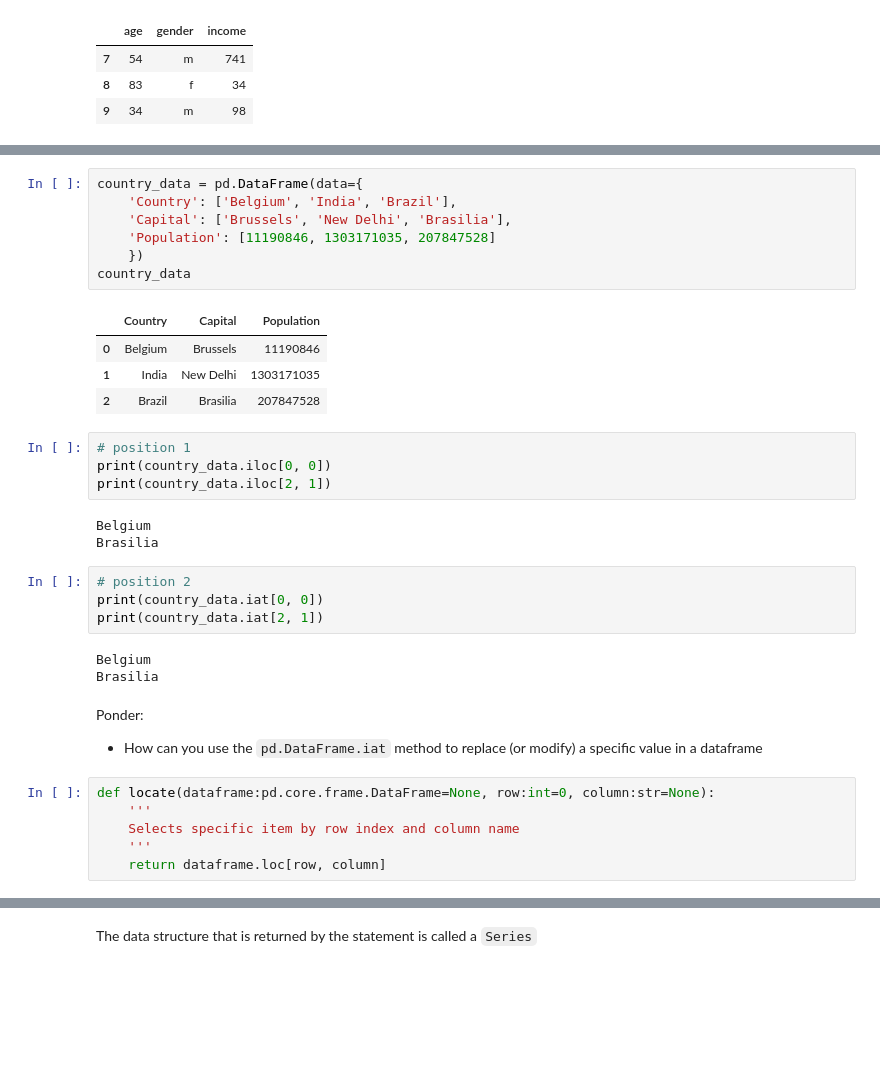
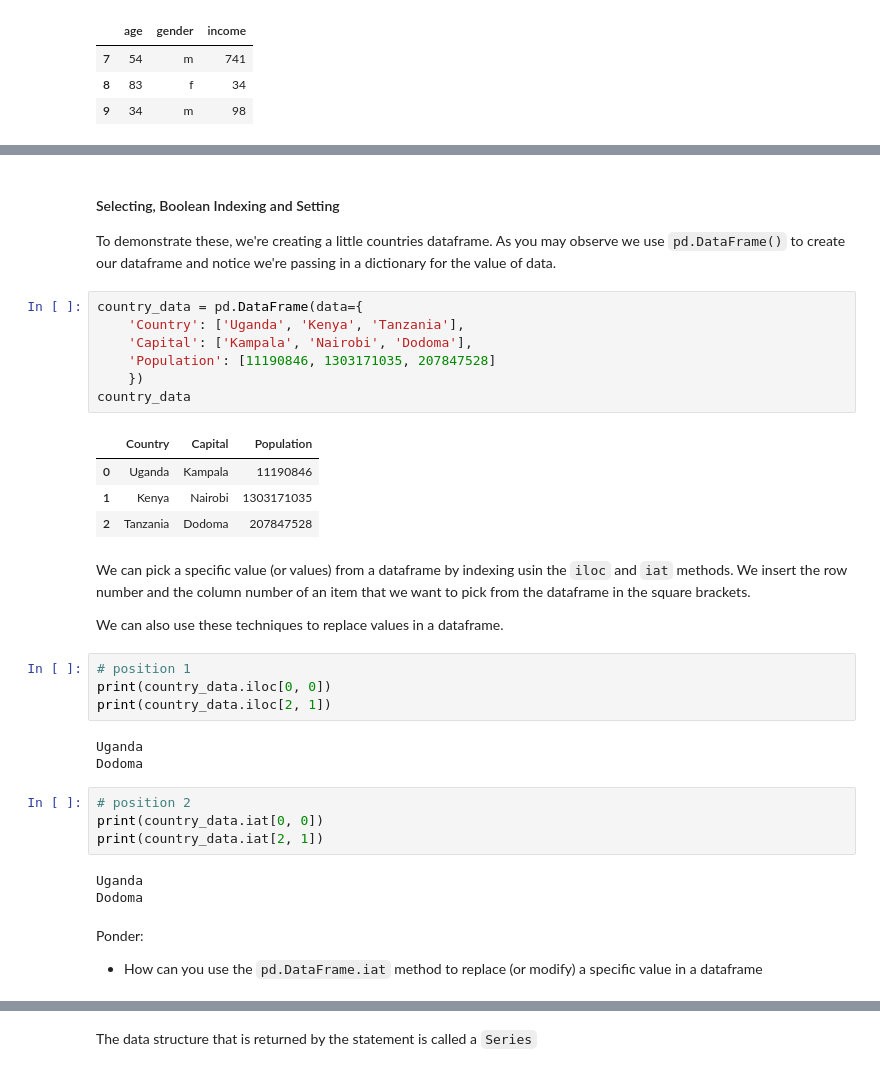
Before and after one commit to dataidea/dataidea-ugandafootball, a Jupyter notebook: nbs/Python Data Analysis/Week1 Intro/13_pandas.ipynb, the cells around one changed output, grey strips where cells are left out. Cells and saved outputs as stored; diff of their text form; blank space fills up the shorter version.

```diff
--- a/nbs/Python Data Analysis/Week1 Intro/13_pandas.ipynb
+++ b/nbs/Python Data Analysis/Week1 Intro/13_pandas.ipynb
@@ -181,36 +261,38 @@ concatenated_dataframe.sample(n=3)
+# %% [markdown]
+#### Selecting, Boolean Indexing and Setting
+
+To demonstrate these, we're creating a little countries dataframe. As you may observe we use `pd.DataFrame()` to create our dataframe and notice we're passing in a dictionary for the value of data.
 # %%
 country_data = pd.DataFrame(data={
-    'Country': ['Belgium', 'India', 'Brazil'],
-    'Capital': ['Brussels', 'New Delhi', 'Brasilia'],
+    'Country': ['Uganda', 'Kenya', 'Tanzania'],
+    'Capital': ['Kampala', 'Nairobi', 'Dodoma'],
     'Population': [11190846, 1303171035, 207847528]
     })
 country_data
 # %% [output]
 |  | Country | Capital | Population |
-| 0 | Belgium | Brussels | 11190846 |
-| 1 | India | New Delhi | 1303171035 |
-| 2 | Brazil | Brasilia | 207847528 |
+| 0 | Uganda | Kampala | 11190846 |
+| 1 | Kenya | Nairobi | 1303171035 |
+| 2 | Tanzania | Dodoma | 207847528 |
+# %% [markdown]
+We can pick a specific value (or values) from a dataframe by indexing usin the `iloc` and `iat` methods. We insert the row number and the column number of an item that we want to pick from the dataframe in the square brackets.
+
+We can also use these techniques to replace values in a dataframe.
 # %%
 # position 1
 print(country_data.iloc[0, 0])
 print(country_data.iloc[2, 1])
 # %% [output]
-Belgium
-Brasilia
+Uganda
+Dodoma
 # %%
 # position 2
 print(country_data.iat[0, 0])
 print(country_data.iat[2, 1])
 # %% [output]
-Belgium
-Brasilia
+Uganda
+Dodoma
 # %% [markdown]
 Ponder:
 
 - How can you use the `pd.DataFrame.iat` method to replace (or modify) a specific value in a dataframe
-# %%
-def locate(dataframe:pd.core.frame.DataFrame=None, row:int=0, column:str=None):
-    '''
-    Selects specific item by row index and column name
-    '''
-    return dataframe.loc[row, column]
```
Also changed, not shown: parts of 65 cells of this notebook, 2 other files.
